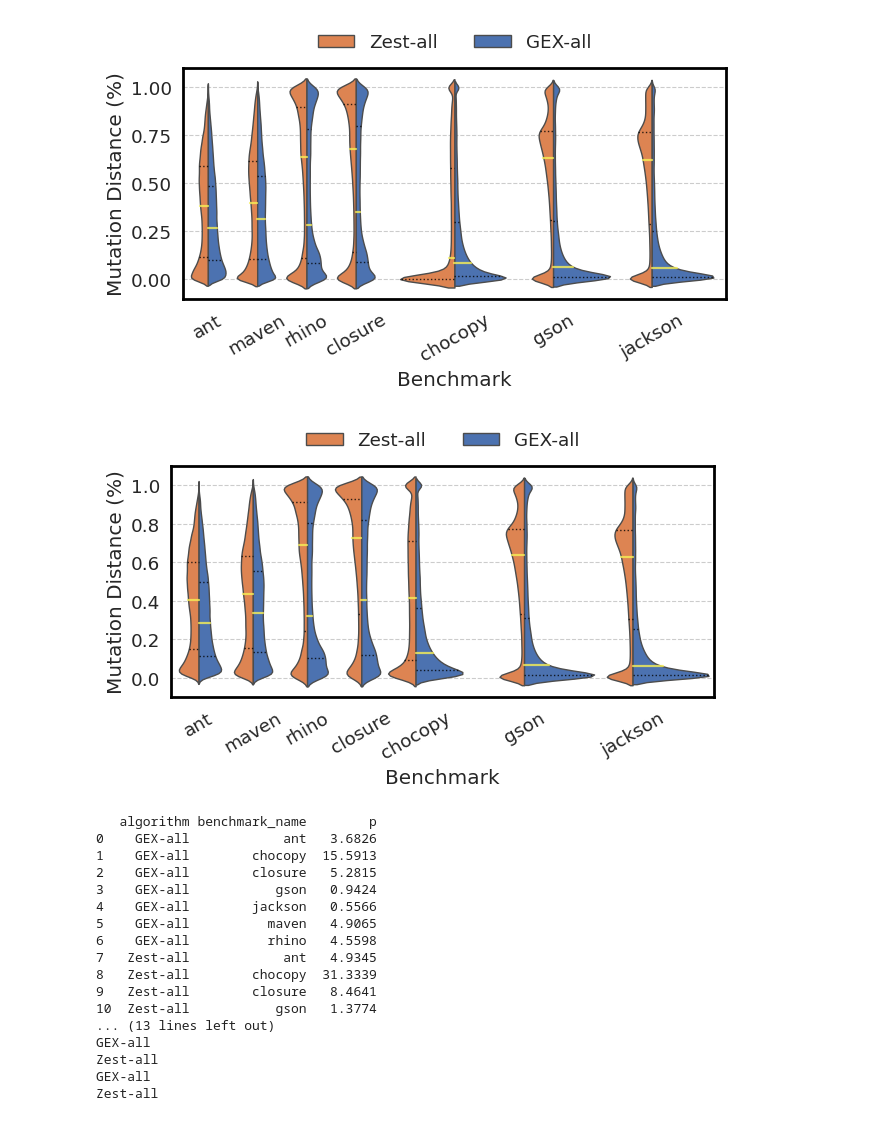
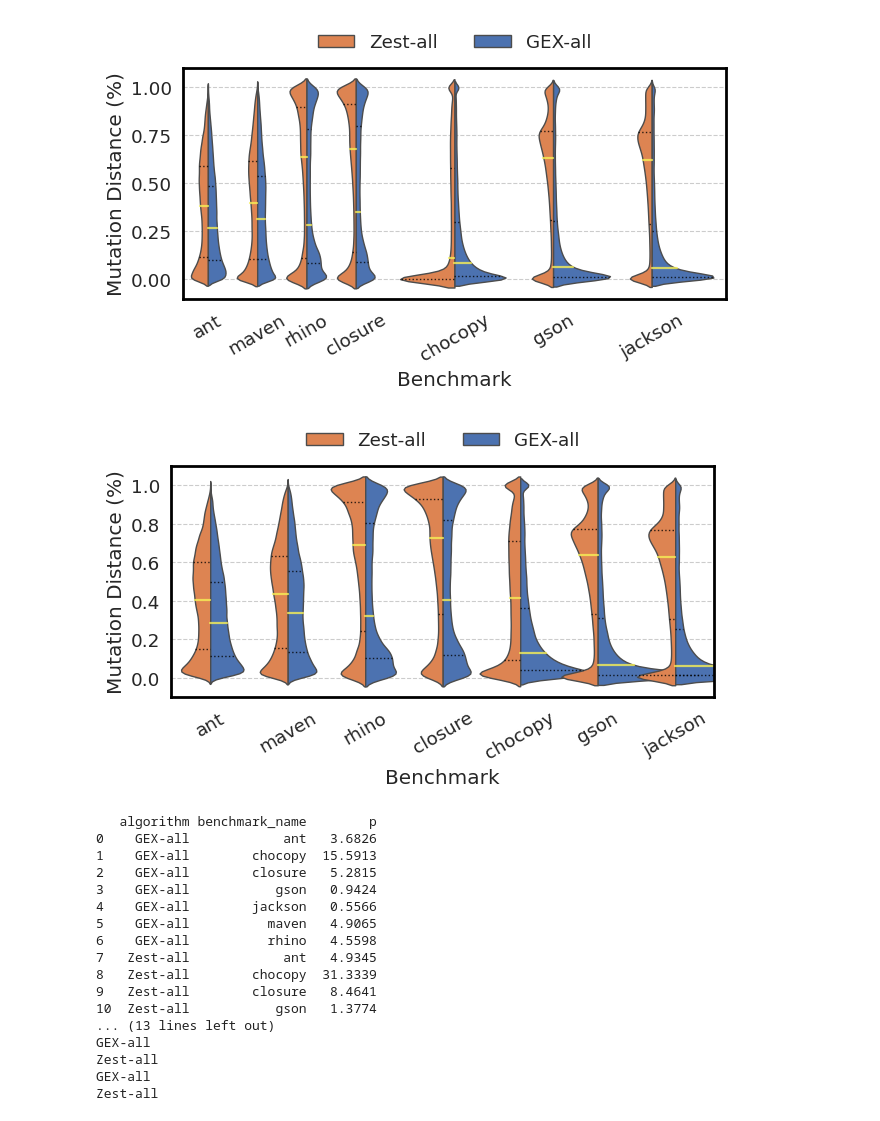
Before and after one commit to aoli-al/JQF-ei, a Jupyter notebook: scripts/experiments/ei/ei-ubc/data_exploration.ipynb, the cells around one changed output. Saved outputs shown, nothing was run; the diff lists cells and outputs as text; code cells hidden in the pictures.

Commit message:
Update figures

```diff
--- a/scripts/experiments/ei/ei-ubc/data_exploration.ipynb
+++ b/scripts/experiments/ei/ei-ubc/data_exploration.ipynb
@@ -22,7 +22,7 @@ def violin_plot_for_mutation_distance(df, experiment_name, fig_name, split=True,
     custom_palette = {'Zest-all': '#DD8452', 'Zest-saved': '#BEBADA', 'GEX-all': '#4C72B0'}
     tmp_ax = sns.violinplot(data=df, x='benchmark_name', y='mutation', hue='algorithm',
                             split=split, inner=inner, density_norm=density_norm, palette=custom_palette,
-                            width=width, linewidth=1.0, order=x_order, common_norm=True, saturation=1)
+                            width=width, linewidth=1.0, order=x_order, common_norm=True, saturation=1, dodge=True)
     sns.move_legend(tmp_ax, "lower center", bbox_to_anchor=(.5, 1), ncol=4, title=None, frameon=False)
     for l in tmp_ax.lines:
         l.set_linestyle(':')
@@ -140,11 +140,14 @@ x_order = ('ant', 'maven', 'rhino', 'closure', 'NA1', 'chocopy', 'NA2', 'gson',
 violin_plot_for_mutation_distance(all_input_df, experiment_name, 'rq2_zest_vs_ei', width=2.5, x_order=x_order)
 # %% [output]
 [figure]
+# %%
+x_order = ('ant', 'maven', 'rhino', 'closure', 'chocopy', 'gson', 'jackson')
+violin_plot_for_mutation_distance(non_zero_all_input_df, experiment_name, 'rq2_wo_zero_mutations_2', width=2.9, x_order=x_order)
+# %% [output]
+[figure, added]
 # %%
 x_order = ('ant', 'maven', 'rhino', 'closure', 'chocopy', 'NA3',  'gson', 'NA2', 'jackson', 'NA1')
-violin_plot_for_mutation_distance(non_zero_all_input_df, experiment_name, 'rq2_wo_zero_mutations', width=2.8, x_order=x_order)
+violin_plot_for_mutation_distance(non_zero_all_input_df, experiment_name, 'rq2_wo_zero_mutations', width=2.9, x_order=x_order)
-# %% [output]
-[figure, removed]
 # %%
 import matplotlib.patches as mpatches
 
```
Also changed, not shown: parts of 1 cell of this notebook, 2 other files.
